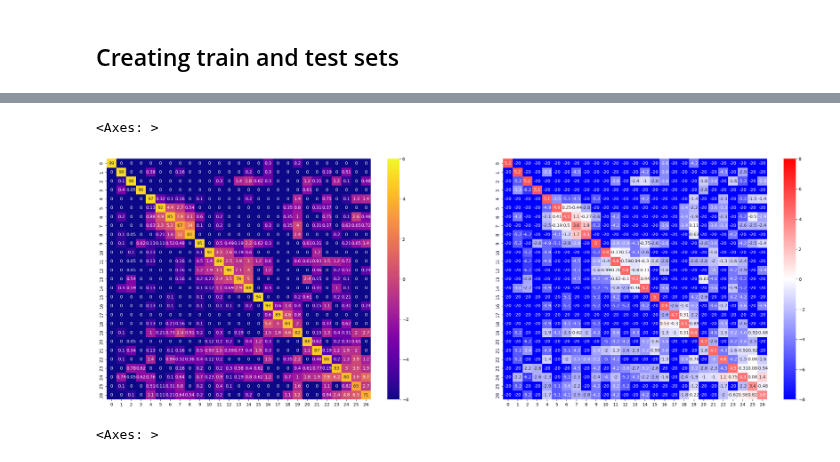
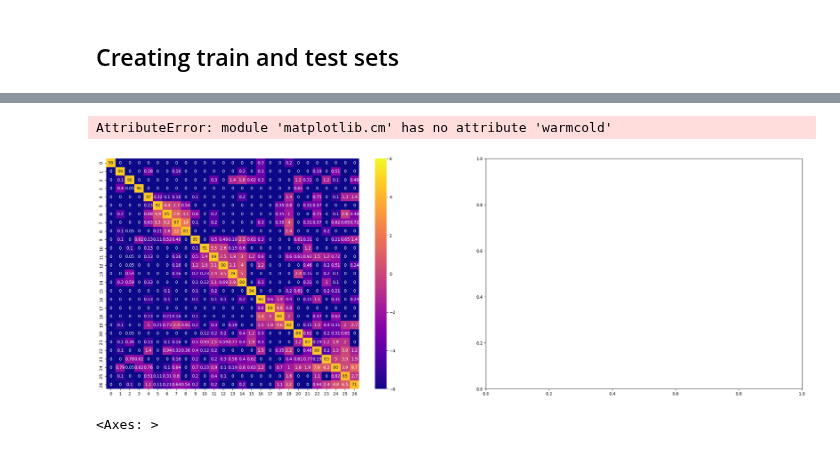
Before and after one commit to Konarovic/Rakuten, a Jupyter notebook: notebook/notebook_results_txt.ipynb, the cells around one changed output, grey strips where cells are left out. Cells and saved outputs as stored; diff of their text form; code cells hidden in the pictures.

```diff
--- a/notebook/notebook_results_txt.ipynb
+++ b/notebook/notebook_results_txt.ipynb
@@ -151,30 +152,31 @@ display(df_results)
 # %%
 import seaborn as sns
 import matplotlib.pyplot as plt
 import numpy as np
 from scipy.cluster.hierarchy import linkage, leaves_list
 
 conf_mat = df_results.loc[0, 'conf_mat_test']
 chance_level = conf_mat.sum(axis=1)
 chance_level = chance_level / chance_level.sum()
 conf_mat = (conf_mat / conf_mat.sum(axis=1))
 
 Z = linkage(conf_mat, 'ward')
 order = leaves_list(Z)
 conf_mat = conf_mat[order, :]
 conf_mat = conf_mat[:, order]
 
 # conf_mat = conf_mat / chance_level
 conf_mat_log = np.log(conf_mat / (1/27) + 1e-6)/np.log(2)
 
 # np.fill_diagonal(conf_mat_log, (np.diag(conf_mat_log)-3)*3)
 
 f, axs = plt.subplots(figsize=(30, 10), nrows=1, ncols=2)
 sns.heatmap(conf_mat_log, vmin=-6, vmax=6, annot=np.round(conf_mat*100, 2), cmap=plt.cm.plasma, ax=axs[0])
-sns.heatmap(conf_mat_log, vmin=-8, vmax=8, annot=np.round(conf_mat_log, 2), cmap=plt.cm.bwr, ax=axs[1])
+# sns.heatmap(conf_mat_log, vmin=-8, vmax=8, annot=np.round(conf_mat_log, 2), cmap=plt.cm.bwr, ax=axs[1])
+sns.heatmap(conf_mat_log, vmin=-8, vmax=8, annot=np.round(conf_mat_log, 2), cmap=plt.cm.warmcold, ax=axs[1])
 # %% [output]
-<Axes: >
+AttributeError: module 'matplotlib.cm' has no attribute 'warmcold'
-[figure, old version]
+[figure, new version]
 # %%
 import seaborn as sns
 import matplotlib.pyplot as plt
```
Also changed, not shown: parts of 2 cells of this notebook, 3 other files.
